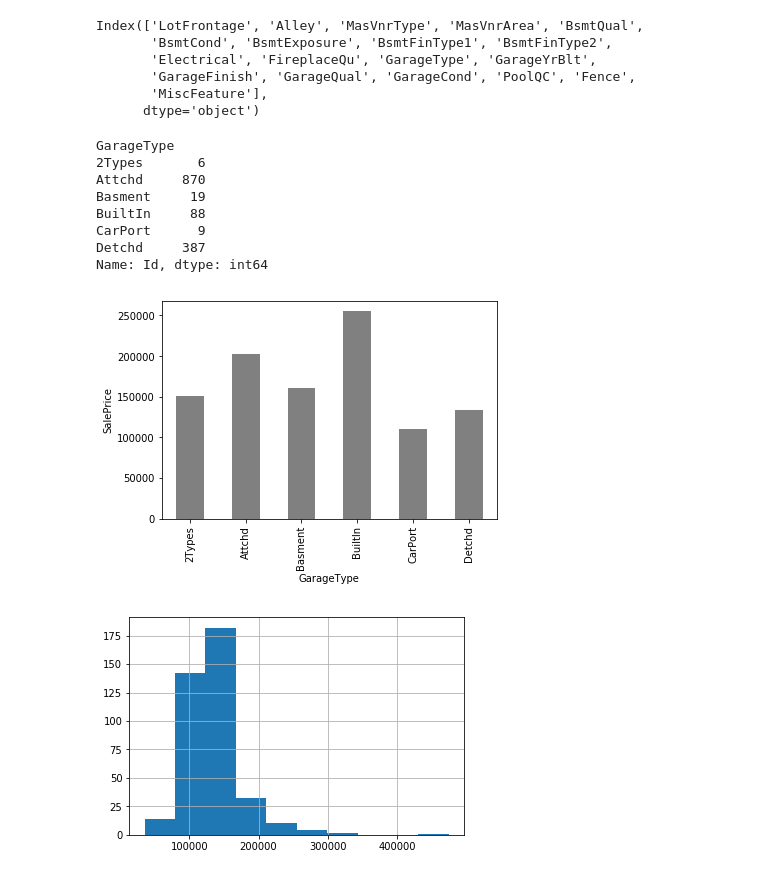
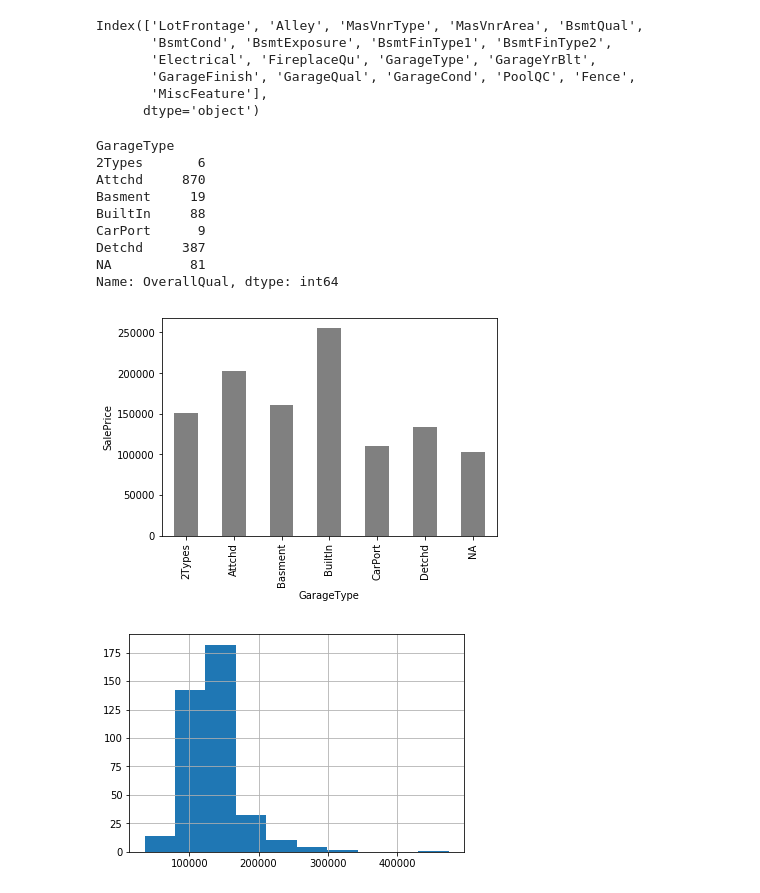
Before and after one commit to afcarl/house-prices, a Jupyter notebook: house_price_predictions.ipynb, the cells around one changed output. Saved outputs shown, nothing was run; the diff lists cells and outputs as text; code cells hidden in the pictures.

Commit message:
Also read/transform/use test data to make submissions

```diff
--- a/house_price_predictions.ipynb
+++ b/house_price_predictions.ipynb
@@ -30,0 +20,10 @@ df_raw.head()
+# %%
+df_raw_train = pd.read_csv('train.csv', index_col='Id')
+print('Loaded training data with {} rows and {} columns'.format(
+    df_raw_train.shape[0], df_raw_train.shape[1]))
+
+# separate target and input features
+y = df_raw_train.SalePrice.values
+X_df_raw_train = df_raw_train[[col for col in df_raw_train.columns if col != 'SalePrice']].copy()
+
+X_df_raw_train.head()
@@ -217,8 +292,10 @@ Index(['LotFrontage', 'Alley', 'MasVnrType', 'MasVnrArea', 'BsmtQual',
        'GarageFinish', 'GarageQual', 'GarageCond', 'PoolQC', 'Fence',
        'MiscFeature'],
       dtype='object')
+# %%
+df_raw_train.GarageType.fillna('NA', inplace=True)
 # %%
-df_raw.groupby('GarageType').Id.count()
+df_raw_train.groupby('GarageType').OverallQual.count()
 # %% [output]
 GarageType
 2Types       6
@@ -227,10 +304,11 @@ Basment     19
 BuiltIn     88
 CarPort      9
 Detchd     387
-Name: Id, dtype: int64
+NA          81
+Name: OverallQual, dtype: int64
 # %%
-ax = df_raw.groupby('GarageType').SalePrice.mean().plot.bar(color='gray')
+ax = df_raw_train.groupby('GarageType').SalePrice.mean().plot.bar(color='gray')
 ax.set_ylabel('SalePrice');
 # %% [output]
-[figure, old version]
+[figure, new version]
 # %%
```
Also changed, not shown: parts of 36 cells of this notebook.
